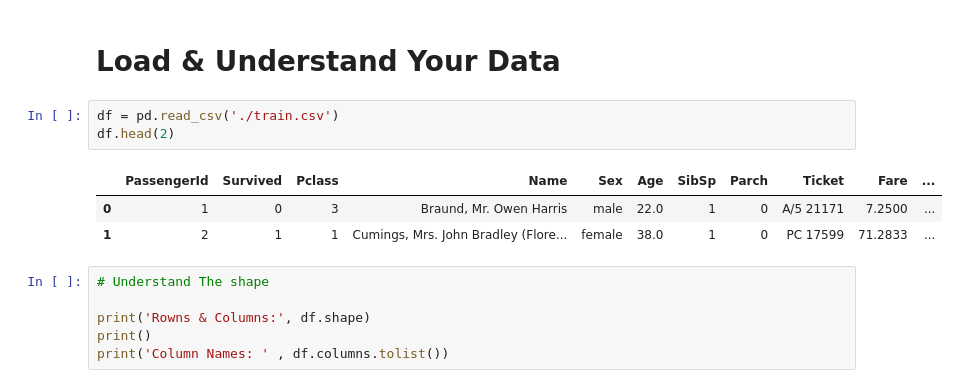
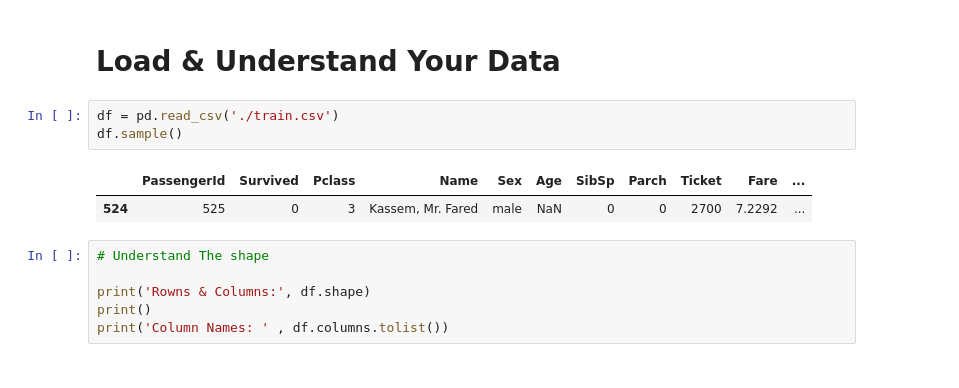
Before and after one commit to gabrielmussafiri/data, a Jupyter notebook: main.ipynb, the cells around one changed output. Saved outputs shown, nothing was run; the diff lists cells and outputs as text.

```diff
--- a/main.ipynb
+++ b/main.ipynb
@@ -8,11 +8,10 @@ import seaborn as sns
 # Load & Understand Your Data
 # %%
 df = pd.read_csv('./train.csv')
-df.head(2)
+df.sample()
 # %% [output]
 |  | PassengerId | Survived | Pclass | Name | Sex | Age | SibSp | Parch | Ticket | Fare | ... |
-| 0 | 1 | 0 | 3 | Braund, Mr. Owen Harris | male | 22.0 | 1 | 0 | A/5 21171 | 7.2500 | ... |
-| 1 | 2 | 1 | 1 | Cumings, Mrs. John Bradley (Flore... | female | 38.0 | 1 | 0 | PC 17599 | 71.2833 | ... |
+| 524 | 525 | 0 | 3 | Kassem, Mr. Fared | male | NaN | 0 | 0 | 2700 | 7.2292 | ... |
 # %%
 # Understand The shape
 
```
Also changed, not shown: parts of 4 cells of this notebook.
